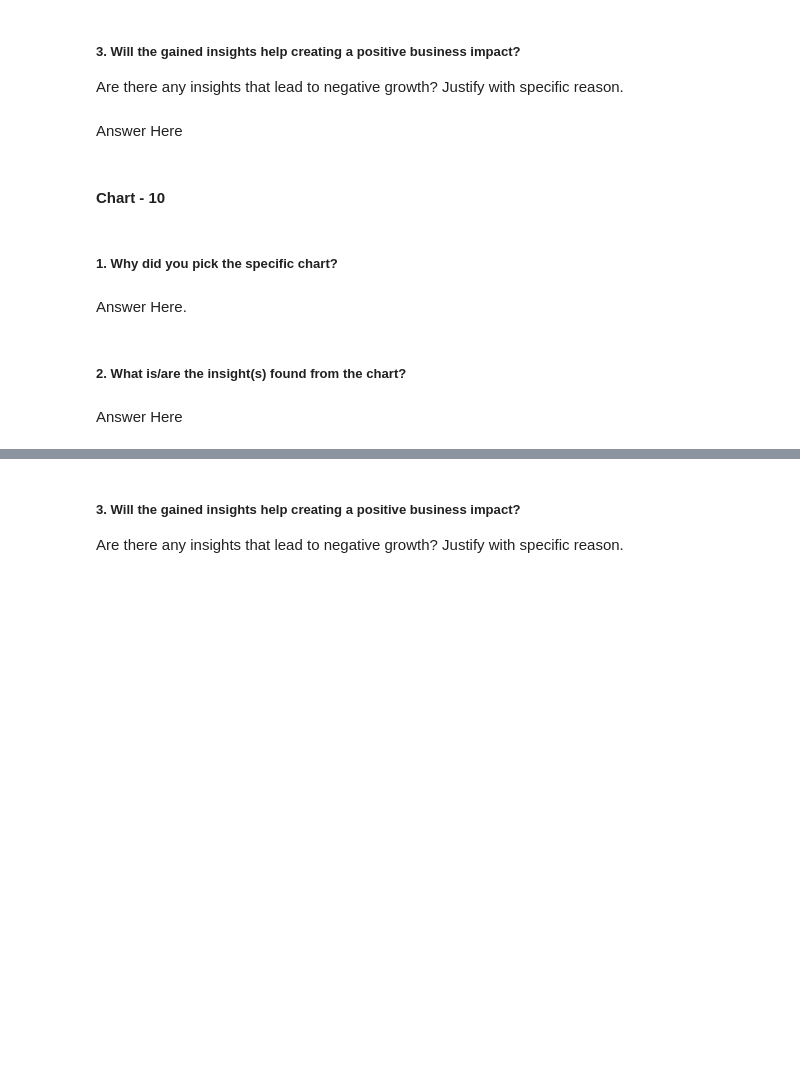
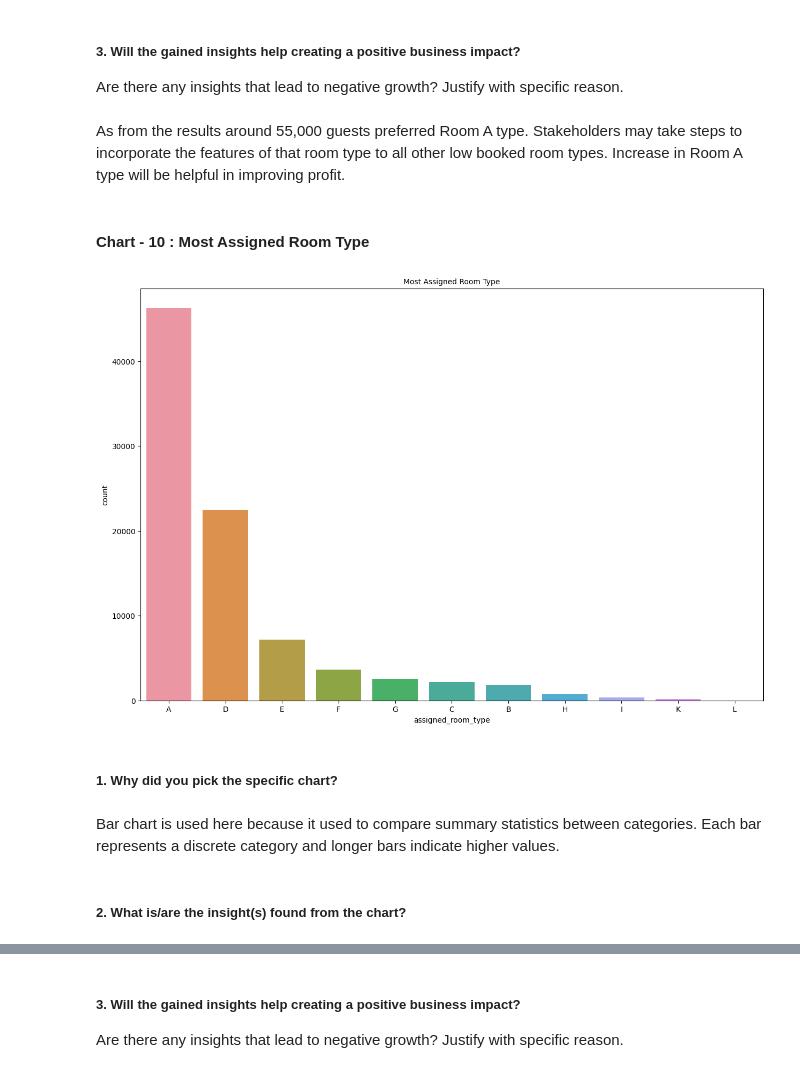
Before and after one commit to Rooban-Jeyasundar/EDA-Project, a Jupyter notebook: EDA_Submission_of_Hotel_Booking_Analysis.ipynb, the cells around one changed output, grey strips where cells are left out. Cells and saved outputs as stored; diff of their text form; code cells hidden in the pictures; blank space fills up the shorter version.

```diff
--- a/EDA_Submission_of_Hotel_Booking_Analysis.ipynb
+++ b/EDA_Submission_of_Hotel_Booking_Analysis.ipynb
@@ -724,7 +774,7 @@ Answer Here
 # %% [markdown]
 ##### 3. Will the gained insights help creating a positive business impact?
 Are there any insights that lead to negative growth? Justify with specific reason.
-# %% [markdown]
-Answer Here
+# %% [markdown]
+As from the results around 55,000 guests preferred Room A type. Stakeholders may take steps to incorporate the features of that room type to all other low booked room types. Increase in Room A type will be helpful in improving profit.
 # %% [markdown]
-#### Chart - 10
+#### Chart - 10 : Most Assigned Room Type
@@ -733,8 +781,18 @@ Answer Here
+# %%
+# Chart - 10 visualization code
+
+#Plotting the graph and its figure size
+plt.figure(figsize=(15,10))
+sns.countplot(x=hba_df1['assigned_room_type'],order=hba_df1['assigned_room_type'].value_counts().index)
+
+#setting the title and visualizing the chart
+plt.title('Most Assigned Room Type',fontsize=10)
+plt.show()
+# %% [output]
+[figure, added]
 # %% [markdown]
 ##### 1. Why did you pick the specific chart?
-# %% [markdown]
-Answer Here.
+# %% [markdown]
+Bar chart is used here because it used to compare summary statistics between categories. Each bar represents a discrete category and longer bars indicate higher values.
 # %% [markdown]
 ##### 2. What is/are the insight(s) found from the chart?
-# %% [markdown]
-Answer Here
```
Also changed, not shown: parts of 30 cells of this notebook.
